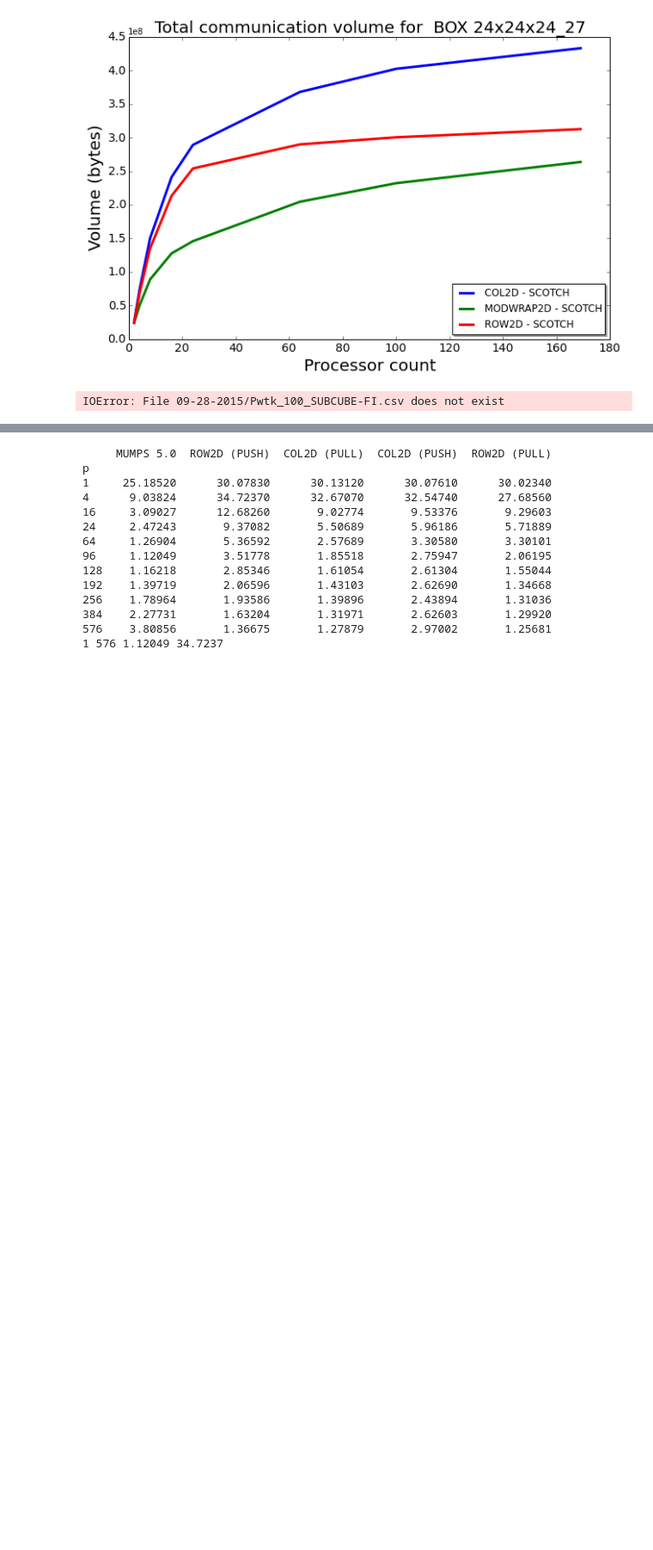
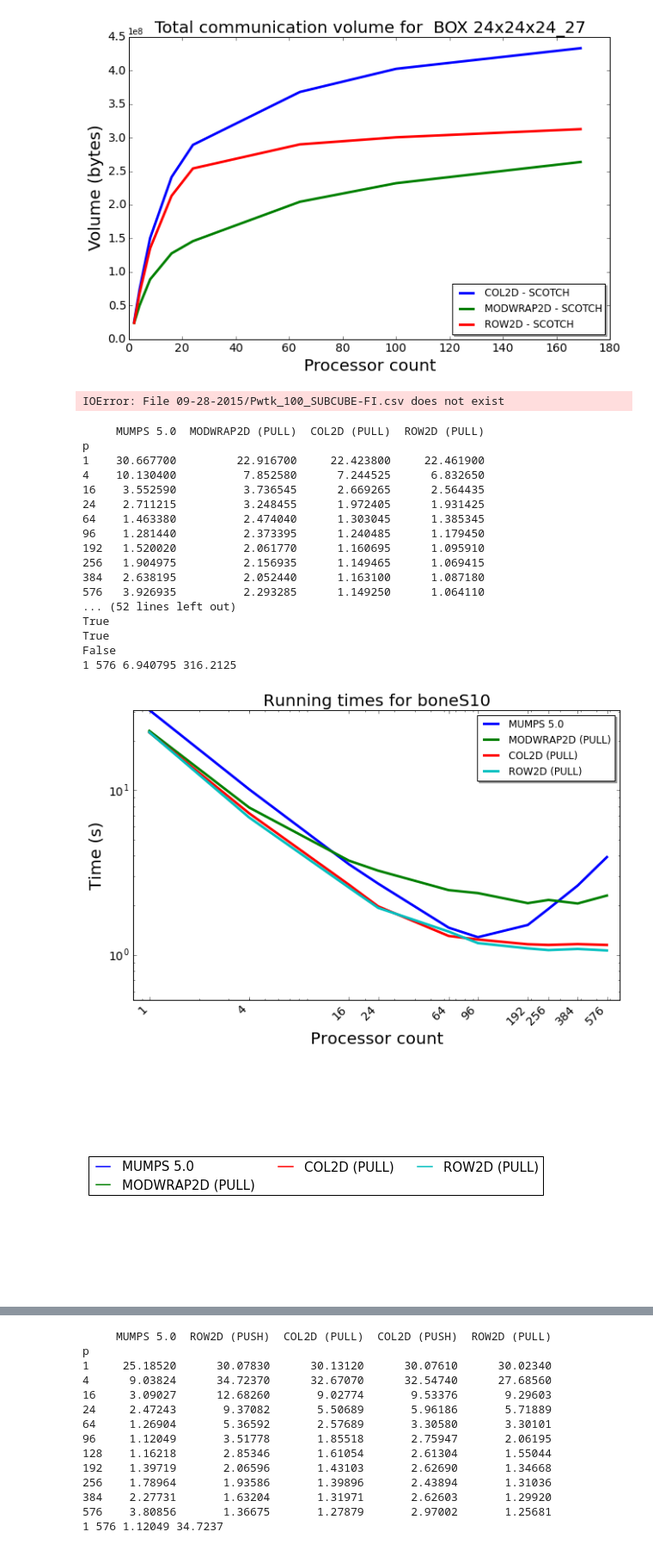
Before and after one commit to symPACK/symPACK, a Jupyter notebook: Results/Sparse Cholesky.ipynb, the cells around one changed output, grey strips where cells are left out. Shown at 86% size. Saved outputs shown, nothing was run; the diff lists cells and outputs as text; code cells hidden in the pictures; blank space fills up the shorter version.

```diff
--- a/Results/Sparse Cholesky.ipynb
+++ b/Results/Sparse Cholesky.ipynb
@@ -43,13 +43,16 @@ def GetStrongScaling(pdSerie,matrixname,outdirpgf='',outdirpdf=''):
     ax.set_xlabel('Processor count');
     ax.set_ylabel('Time (s)');
 
-
+    i=0
     for col in columns:
+        color = colors[i%len(colors)]
         hasErrorBar = np.all(stdevs[col].notnull())
-        if(hasErrorBar):
-            ax.errorbar(means.index, means[col], yerr=stdevs[col], label=col,linewidth=3,markersize=8)
-        else:
-            ax.plot(means.index, means[col], label=col,linewidth=3,markersize=8)
+        print hasErrorBar
+        #if(hasErrorBar):
+        #    ax.errorbar(means.index, means[col], yerr=stdevs[col], label=col,linewidth=3,markersize=8)
+        #else:
+        ax.plot(means.index, means[col], label=col,linewidth=3,markersize=8,color=color)
+        i=i+1
 
     #setup axis limits
     maxX = means.index.max()
@@ -60,7 +63,7 @@ def GetStrongScaling(pdSerie,matrixname,outdirpgf='',outdirpdf=''):
     print minX,maxX,minY,maxY
 
     ax.set_ylim([0.5*minY,maxY])
-    #ax.set_yscale('log')
+    ax.set_yscale('log')
     ax.set_xlim([0.8*minX,1.2*maxX])
     ax.set_xscale('log',xbase=2)
 
@@ -500,3 +503,36 @@ fig,ax = GetStrongScaling(pwtk,'pwtk','pgf')
 legend,axl = GetLegend(ax,'pwtk')
 # %% [output]
 IOError: File 09-28-2015/Pwtk_100_SUBCUBE-FI.csv does not exist
+# %%
+bone = GetData('boneS10/01-25-2016/boneS10.csv')
+fig,ax = GetStrongScaling(bone,'boneS10','pgf')
+legend,axl = GetLegend(ax,'boneS10')
+bone0 = GetData('bone010/01-25-2016/bone010.csv')
+fig,ax = GetStrongScaling(bone0,'bone010','pgf')
+legend,axl = GetLegend(ax,'bone010')
+circuit = GetData('G3_Circuit/01-25-2016/G3_Circuit.csv')
+fig,ax = GetStrongScaling(circuit,'G3_Circuit','pgf')
+legend,axl = GetLegend(ax,'G3_Circuit')
+audi = GetData('audikw_1/01-25-2016/audikw_1.csv')
+fig,ax = GetStrongScaling(audi,'audikw_1','pgf')
+legend,axl = GetLegend(ax,'audikw_1')
+# %% [output]
+     MUMPS 5.0  MODWRAP2D (PULL)  COL2D (PULL)  ROW2D (PULL)
+p
+1    30.667700         22.916700     22.423800     22.461900
+4    10.130400          7.852580      7.244525      6.832650
+16    3.552590          3.736545      2.669265      2.564435
+24    2.711215          3.248455      1.972405      1.931425
+64    1.463380          2.474040      1.303045      1.385345
+96    1.281440          2.373395      1.240485      1.179450
+192   1.520020          2.061770      1.160695      1.095910
+256   1.904975          2.156935      1.149465      1.069415
+384   2.638195          2.052440      1.163100      1.087180
+576   3.926935          2.293285      1.149250      1.064110
+... (52 lines left out)
+True
+True
+False
+1 576 6.940795 316.2125
+[figure, added]
+[figure, added]
```
Also changed, not shown: parts of 1 cell of this notebook, 1 other file.
